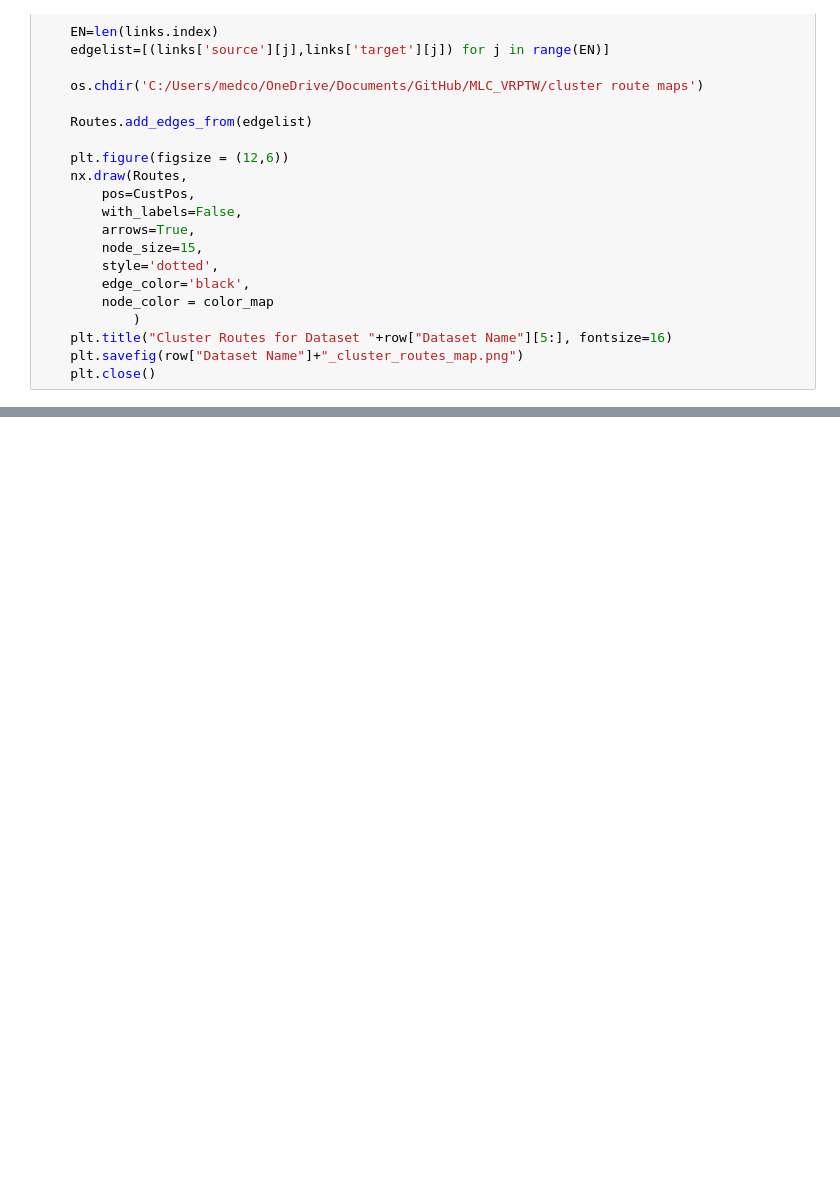
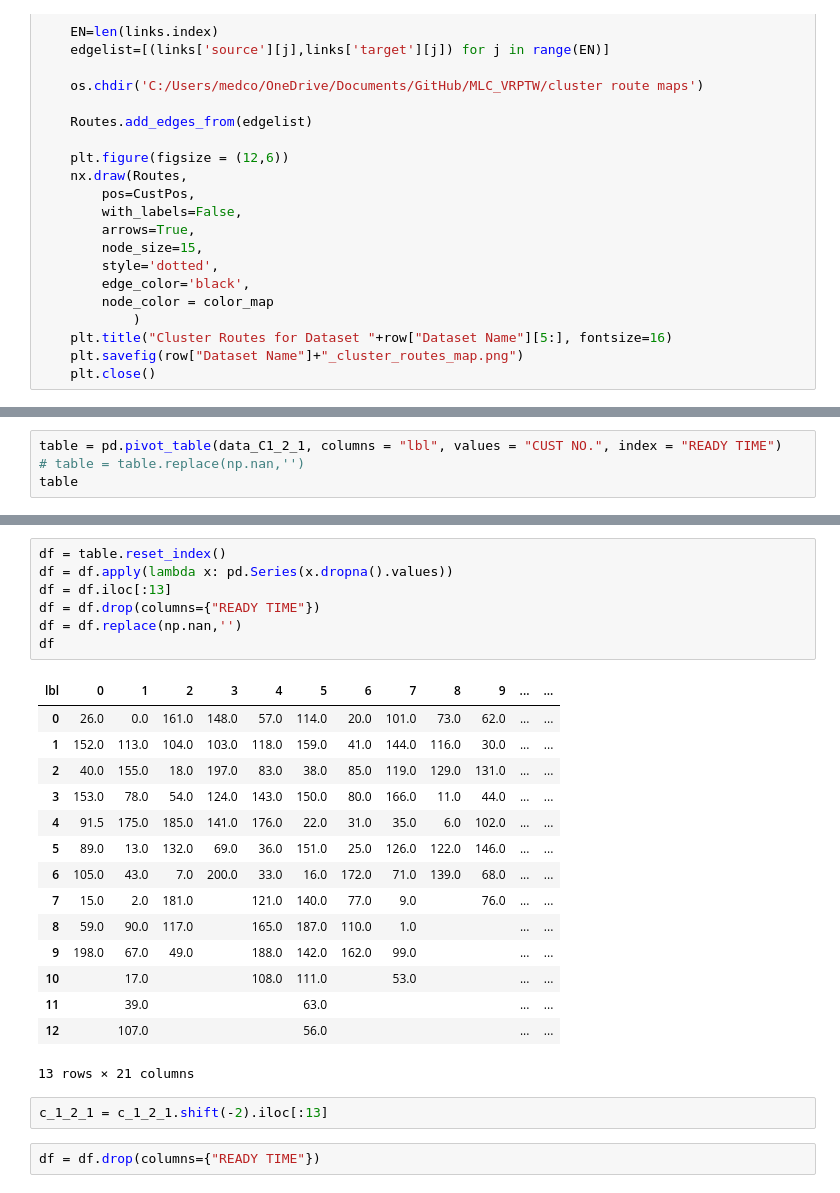
Before and after one commit to medcoughlin/MLC_VRPTW, a Jupyter notebook: MLC Final project.ipynb, the cells around one changed output, grey strips where cells are left out. Saved outputs shown, nothing was run; the diff lists cells and outputs as text; blank space fills up the shorter version.

```diff
--- a/MLC Final project.ipynb
+++ b/MLC Final project.ipynb
@@ -415,0 +422,4 @@ for index, row in success.iterrows():
+# %%
+table = pd.pivot_table(data_C1_2_1, columns = "lbl", values = "CUST NO.", index = "READY TIME")
+# table = table.replace(np.nan,'')
+table
@@ -415,0 +441,27 @@ for index, row in success.iterrows():
+# %%
+df = table.reset_index()
+df = df.apply(lambda x: pd.Series(x.dropna().values))
+df = df.iloc[:13]
+df = df.drop(columns={"READY TIME"})
+df = df.replace(np.nan,'')
+df
+# %% [output]
+| lbl | 0 | 1 | 2 | 3 | 4 | 5 | 6 | 7 | 8 | 9 | ... | ... |
+| 0 | 26.0 | 0.0 | 161.0 | 148.0 | 57.0 | 114.0 | 20.0 | 101.0 | 73.0 | 62.0 | ... | ... |
+| 1 | 152.0 | 113.0 | 104.0 | 103.0 | 118.0 | 159.0 | 41.0 | 144.0 | 116.0 | 30.0 | ... | ... |
+| 2 | 40.0 | 155.0 | 18.0 | 197.0 | 83.0 | 38.0 | 85.0 | 119.0 | 129.0 | 131.0 | ... | ... |
+| 3 | 153.0 | 78.0 | 54.0 | 124.0 | 143.0 | 150.0 | 80.0 | 166.0 | 11.0 | 44.0 | ... | ... |
+| 4 | 91.5 | 175.0 | 185.0 | 141.0 | 176.0 | 22.0 | 31.0 | 35.0 | 6.0 | 102.0 | ... | ... |
+| 5 | 89.0 | 13.0 | 132.0 | 69.0 | 36.0 | 151.0 | 25.0 | 126.0 | 122.0 | 146.0 | ... | ... |
+| 6 | 105.0 | 43.0 | 7.0 | 200.0 | 33.0 | 16.0 | 172.0 | 71.0 | 139.0 | 68.0 | ... | ... |
+| 7 | 15.0 | 2.0 | 181.0 |  | 121.0 | 140.0 | 77.0 | 9.0 |  | 76.0 | ... | ... |
+| 8 | 59.0 | 90.0 | 117.0 |  | 165.0 | 187.0 | 110.0 | 1.0 |  |  | ... | ... |
+| 9 | 198.0 | 67.0 | 49.0 |  | 188.0 | 142.0 | 162.0 | 99.0 |  |  | ... | ... |
+| 10 |  | 17.0 |  |  | 108.0 | 111.0 |  | 53.0 |  |  | ... | ... |
+| 11 |  | 39.0 |  |  |  | 63.0 |  |  |  |  | ... | ... |
+| 12 |  | 107.0 |  |  |  | 56.0 |  |  |  |  | ... | ... |
+13 rows × 21 columns
+# %%
+c_1_2_1 = c_1_2_1.shift(-2).iloc[:13]
+# %%
+df = df.drop(columns={"READY TIME"})
```
Also changed, not shown: parts of 3 cells of this notebook.
